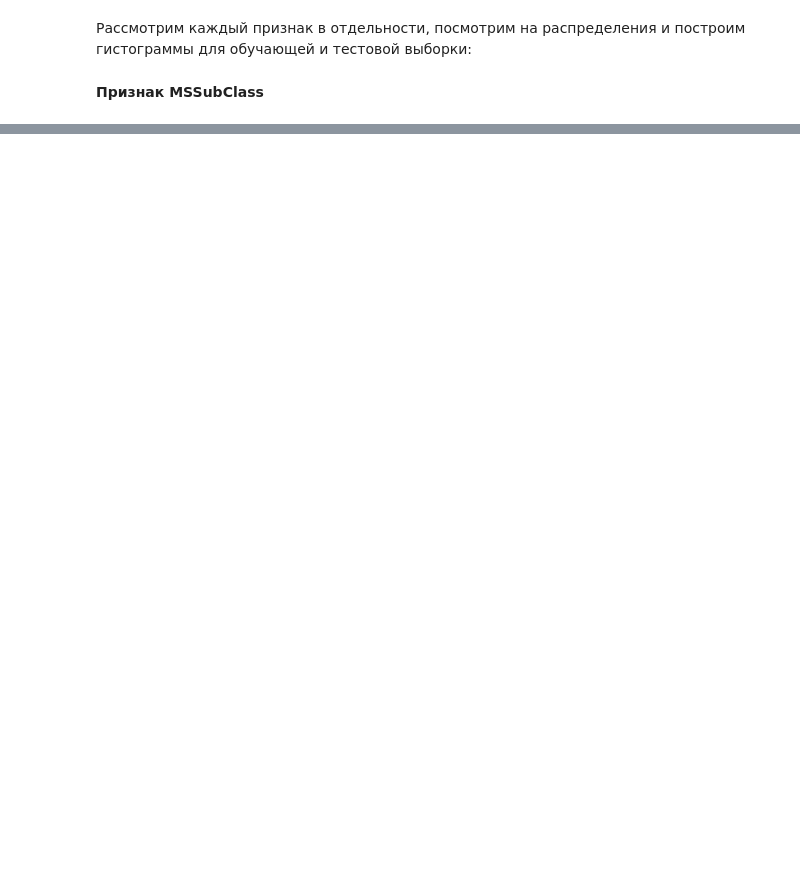
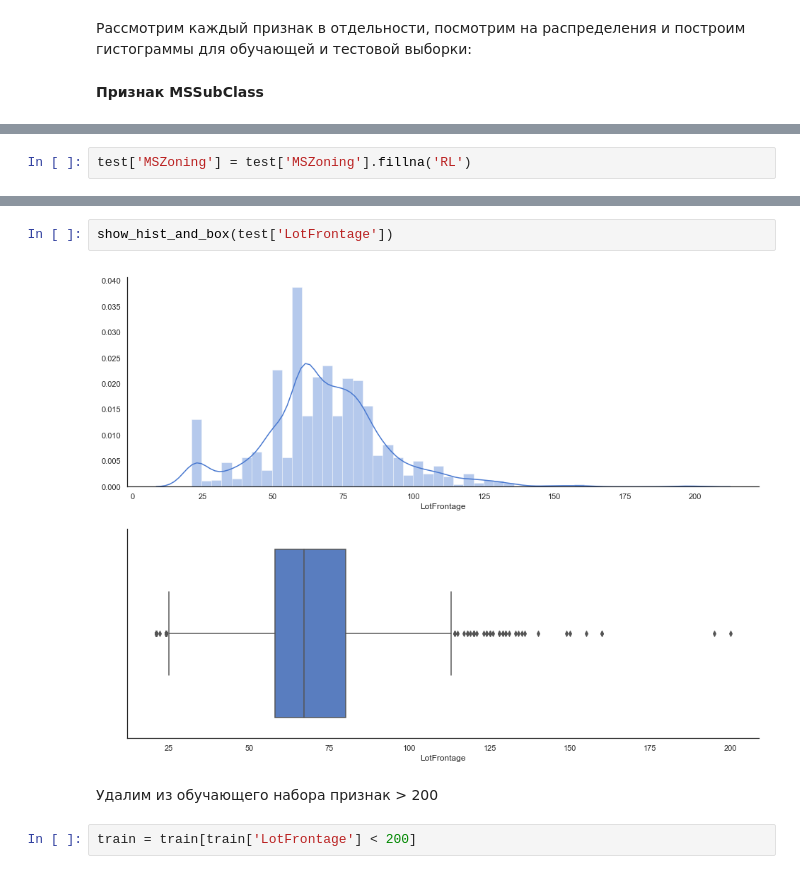
Before and after one commit to rusantsovsv/my_kaggle, a Jupyter notebook: house_prices/house_prices.ipynb, the cells around one changed output, grey strips where cells are left out. Drawn from its saved outputs; the diff is of its cells as text; blank space fills up the shorter version.

```diff
--- a/house_prices/house_prices.ipynb
+++ b/house_prices/house_prices.ipynb
@@ -92,0 +235,2 @@ def show_nan(data):
+# %%
+test['MSZoning'] = test['MSZoning'].fillna('RL')
@@ -92,0 +254,8 @@ def show_nan(data):
+# %%
+show_hist_and_box(test['LotFrontage'])
+# %% [output]
+[figure, added]
+# %% [markdown]
+Удалим из обучающего набора признак > 200
+# %%
+train = train[train['LotFrontage'] < 200]
```
Also changed, not shown: parts of 116 cells of this notebook, 1 other file.
